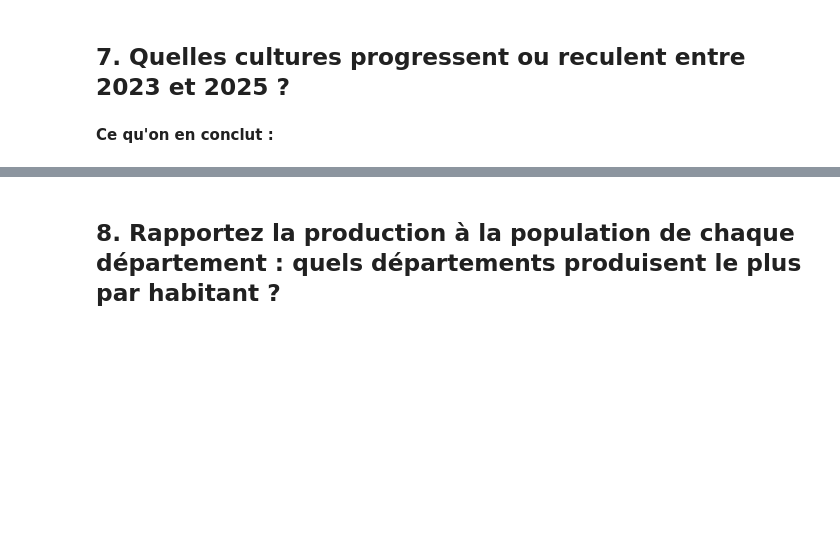
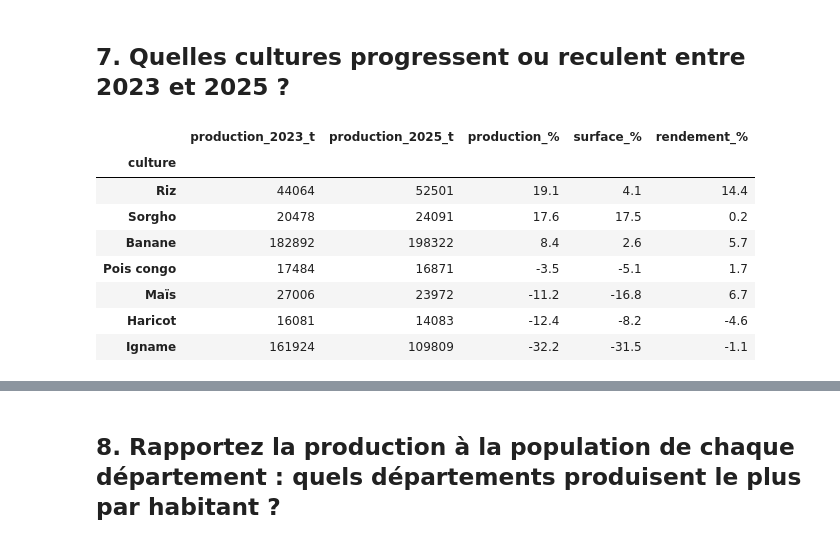
Before and after one commit to josilwilensky8-rgb/projet-data-recoltes, a Jupyter notebook: exploration.ipynb, the cells around one changed output, grey strips where cells are left out. Cells and saved outputs as stored; diff of their text form; code cells hidden in the pictures; blank space fills up the shorter version.

```diff
--- a/exploration.ipynb
+++ b/exploration.ipynb
@@ -465,5 +465,27 @@ saisons.drop(columns="attendue_t").round({"pluie_moyenne_mm": 0, "indice_rendeme
 **Ce qu'on en conclut :** oui, la pluie explique une grande partie des rendements. Le lien est fort pour le **maïs** et le **haricot** (r = 0,76 : la pluie explique environ 58 % de leurs variations), puis pour l'igname, le sorgho, la banane et le pois congo (r entre 0,63 et 0,69). Le **riz** dépend beaucoup moins de la pluie (r = 0,42) : c'est cohérent avec une culture souvent irriguée, comme dans la vallée de l'Artibonite. Les **automnes**, plus secs (environ 350 mm contre 435 à 532 mm au printemps), rendent 8 à 11 % sous la référence, quand les printemps sont 3 à 9 % au-dessus. En revanche, la plus petite récolte, l'automne 2024, n'a pas un rendement plus mauvais que les autres automnes : elle vient de surfaces plus faibles, pas de la pluie. Attention : une corrélation ne prouve pas la cause, car les départements les plus pluvieux diffèrent aussi par leurs sols.
 # %% [markdown]
 ## 7. Quelles cultures progressent ou reculent entre 2023 et 2025 ?
-# %% [markdown]
-**Ce qu'on en conclut :**
+# %%
+par_annee = complet.groupby(["culture", "annee"])[["production_t", "surface_ha"]].sum().unstack()
+
+evolution = pd.DataFrame({
+    "production_2023_t": par_annee[("production_t", 2023)],
+    "production_2025_t": par_annee[("production_t", 2025)],
+})
+evolution["production_%"] = 100 * (evolution["production_2025_t"] / evolution["production_2023_t"] - 1)
+evolution["surface_%"] = 100 * (par_annee[("surface_ha", 2025)] / par_annee[("surface_ha", 2023)] - 1)
+rendement_2023 = par_annee[("production_t", 2023)] / par_annee[("surface_ha", 2023)]
+rendement_2025 = par_annee[("production_t", 2025)] / par_annee[("surface_ha", 2025)]
+evolution["rendement_%"] = 100 * (rendement_2025 / rendement_2023 - 1)
+evolution = evolution.sort_values("production_%", ascending=False)
+evolution.round(1)
+# %% [output]
+|  | production_2023_t | production_2025_t | production_% | surface_% | rendement_% |
+| culture |  |  |  |  |  |
+| Riz | 44064 | 52501 | 19.1 | 4.1 | 14.4 |
+| Sorgho | 20478 | 24091 | 17.6 | 17.5 | 0.2 |
+| Banane | 182892 | 198322 | 8.4 | 2.6 | 5.7 |
+| Pois congo | 17484 | 16871 | -3.5 | -5.1 | 1.7 |
+| Maïs | 27006 | 23972 | -11.2 | -16.8 | 6.7 |
+| Haricot | 16081 | 14083 | -12.4 | -8.2 | -4.6 |
+| Igname | 161924 | 109809 | -32.2 | -31.5 | -1.1 |
```
Also changed, not shown: parts of 7 cells of this notebook.
